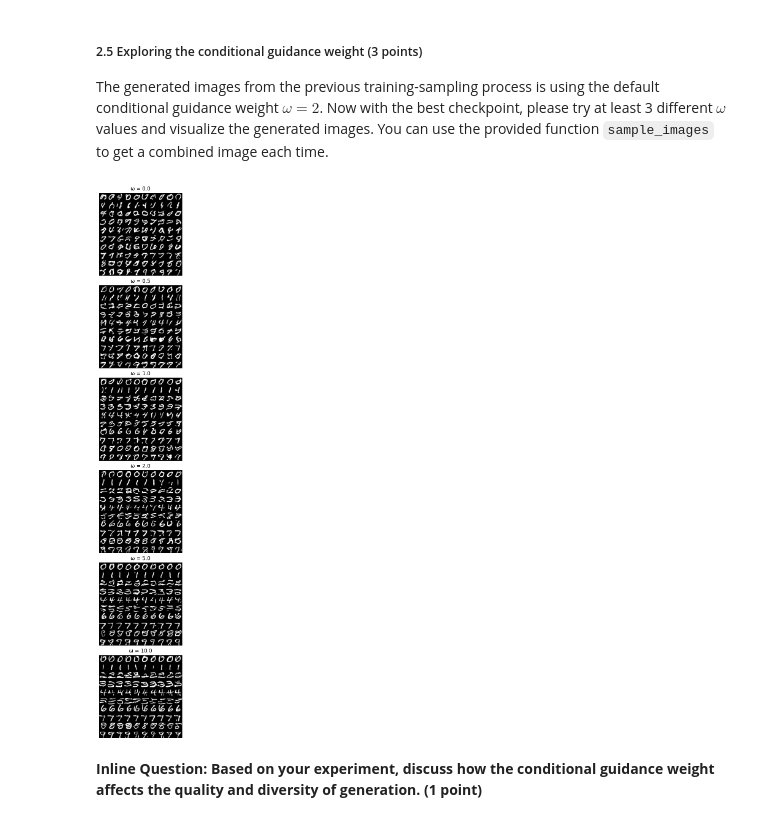
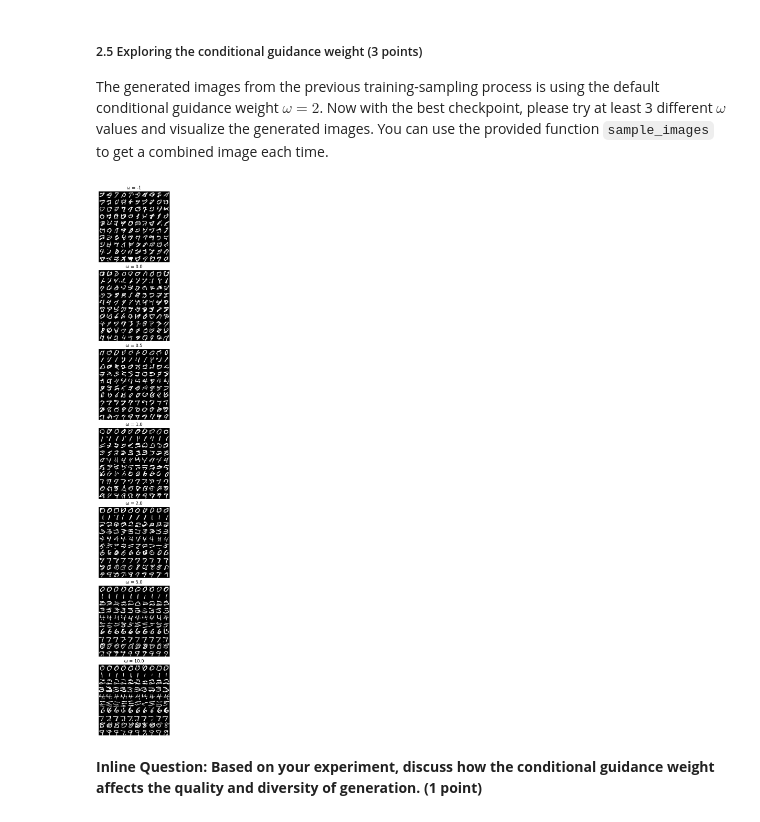
Before and after one commit to kbaseba/239AS_2, a Jupyter notebook: Project_2/ConditionalDDPM.ipynb, the cells around one changed output. Saved outputs shown, nothing was run; the diff lists cells and outputs as text; code cells hidden in the pictures.

```diff
--- a/Project_2/ConditionalDDPM.ipynb
+++ b/Project_2/ConditionalDDPM.ipynb
@@ -361,35 +361,35 @@ import matplotlib.pyplot as plt
 #       sample_config = DMConfig(omega = ?)
 #       fig = sample_images(config = sample_config, checkpoint_path = path_to_your_checkpoint)
 
 # Checkpoint path
 checkpoint_path = "./save/test_2/best_checkpoint.pth"
 
 torch.serialization.add_safe_globals([DMConfig])
 
 # w values to test
-omegas = [0.0, 0.5, 1.0, 2.0, 5.0, 10.0]
+omegas = [-1, 0.0, 0.5, 1.0, 2.0, 5.0, 10.0]
 
 # Prepare test
 fig, axes = plt.subplots(
     nrows=len(omegas),
     ncols=1,
     figsize=(6, 3 * len(omegas)),
     constrained_layout=True
 )
 
 # Loop over ω, sample and plot
 for ax, w in zip(axes, omegas):
     config = DMConfig(omega=w)
     grid = sample_images(config=config, checkpoint_path=checkpoint_path)
     ax.imshow(grid)
     ax.set_title(f"ω = {w}")
     ax.axis("off")
 
 plt.show()
 
 # ==================================================== #
 # %% [output]
-[figure, old version]
+[figure, new version]
 # %% [markdown]
 **Inline Question: Based on your experiment, discuss how the conditional guidance weight affects the quality and diversity of generation. (1 point)**
 # %% [markdown]
```
Also changed, not shown: parts of 7 cells of this notebook, 11 other files.
